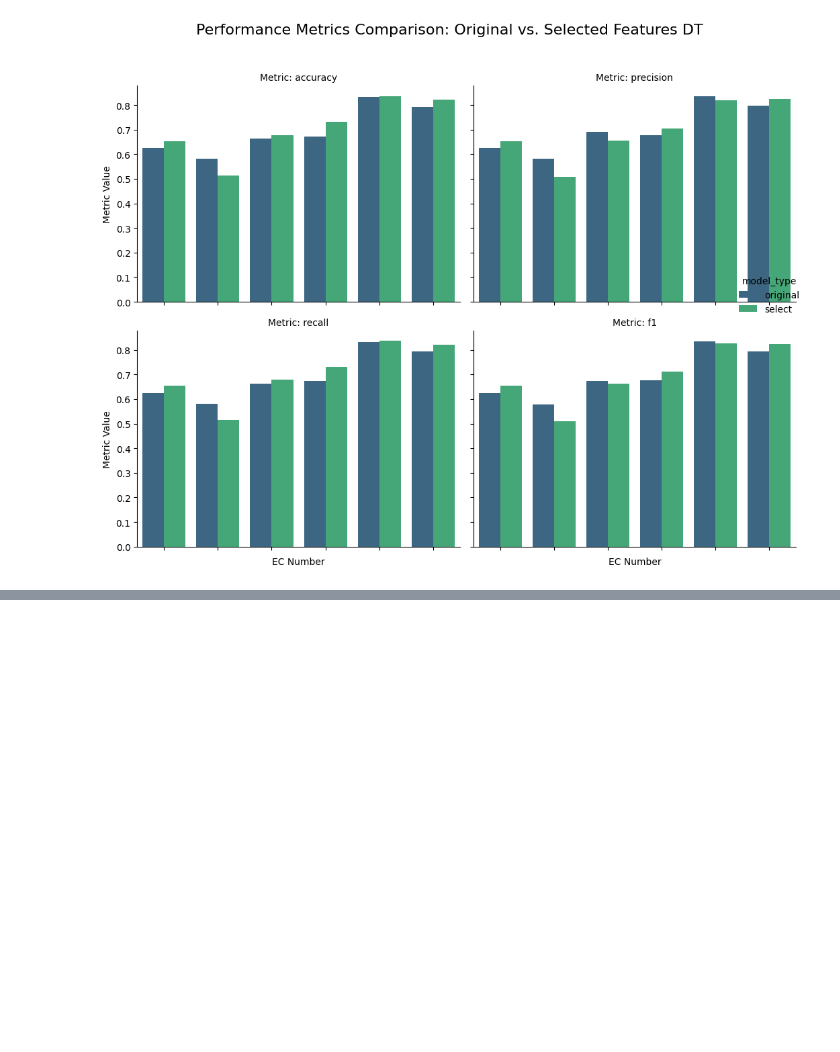
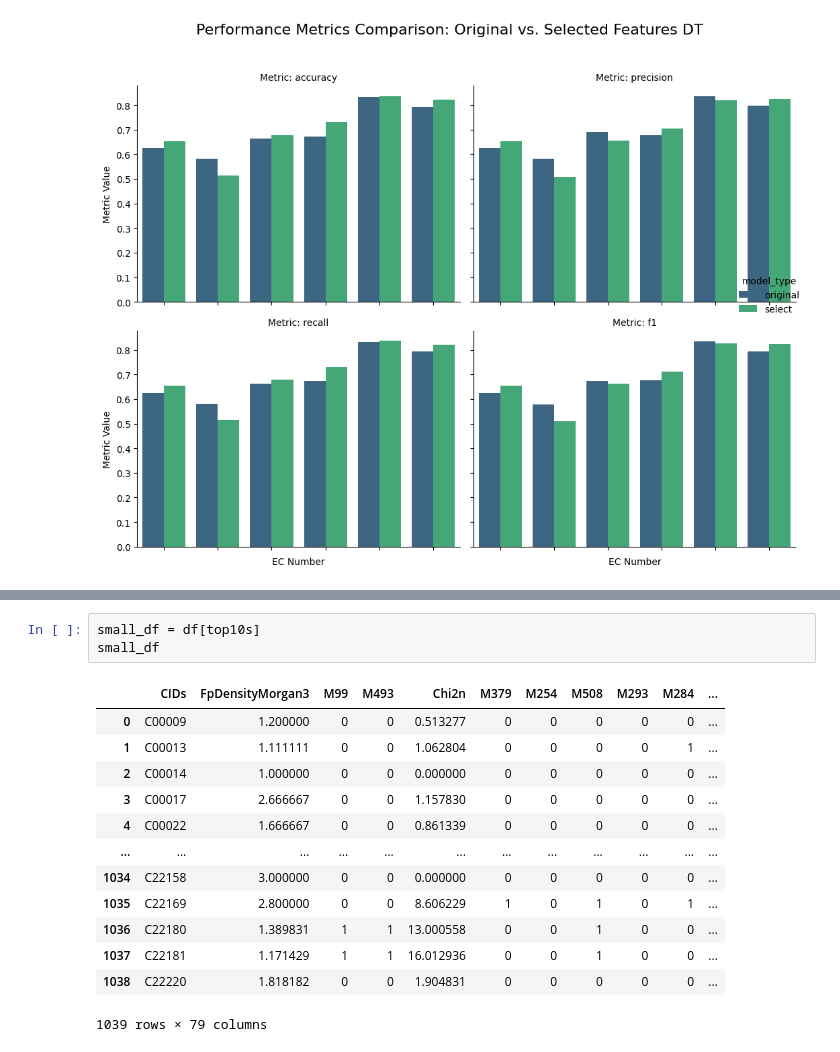
Before and after one commit to alainareeba/BIOL3340_EnzymeClassification, a Jupyter notebook: notebooks/RF_top10s.ipynb, the cells around one changed output, grey strips where cells are left out. Drawn from its saved outputs; the diff is of its cells as text; blank space fills up the shorter version.

```diff
--- a/notebooks/RF_top10s.ipynb
+++ b/notebooks/RF_top10s.ipynb
@@ -295,0 +402,17 @@ plt.show()
+# %%
+small_df = df[top10s]
+small_df
+# %% [output]
+|  | CIDs | FpDensityMorgan3 | M99 | M493 | Chi2n | M379 | M254 | M508 | M293 | M284 | ... |
+| 0 | C00009 | 1.200000 | 0 | 0 | 0.513277 | 0 | 0 | 0 | 0 | 0 | ... |
+| 1 | C00013 | 1.111111 | 0 | 0 | 1.062804 | 0 | 0 | 0 | 0 | 1 | ... |
+| 2 | C00014 | 1.000000 | 0 | 0 | 0.000000 | 0 | 0 | 0 | 0 | 0 | ... |
+| 3 | C00017 | 2.666667 | 0 | 0 | 1.157830 | 0 | 0 | 0 | 0 | 0 | ... |
+| 4 | C00022 | 1.666667 | 0 | 0 | 0.861339 | 0 | 0 | 0 | 0 | 0 | ... |
+| ... | ... | ... | ... | ... | ... | ... | ... | ... | ... | ... | ... |
+| 1034 | C22158 | 3.000000 | 0 | 0 | 0.000000 | 0 | 0 | 0 | 0 | 0 | ... |
+| 1035 | C22169 | 2.800000 | 0 | 0 | 8.606229 | 1 | 0 | 1 | 0 | 1 | ... |
+| 1036 | C22180 | 1.389831 | 1 | 1 | 13.000558 | 0 | 0 | 1 | 0 | 0 | ... |
+| 1037 | C22181 | 1.171429 | 1 | 1 | 16.012936 | 0 | 0 | 1 | 0 | 0 | ... |
+| 1038 | C22220 | 1.818182 | 0 | 0 | 1.904831 | 0 | 0 | 0 | 0 | 0 | ... |
+1039 rows × 79 columns
```
Also changed, not shown: parts of 14 cells of this notebook.
